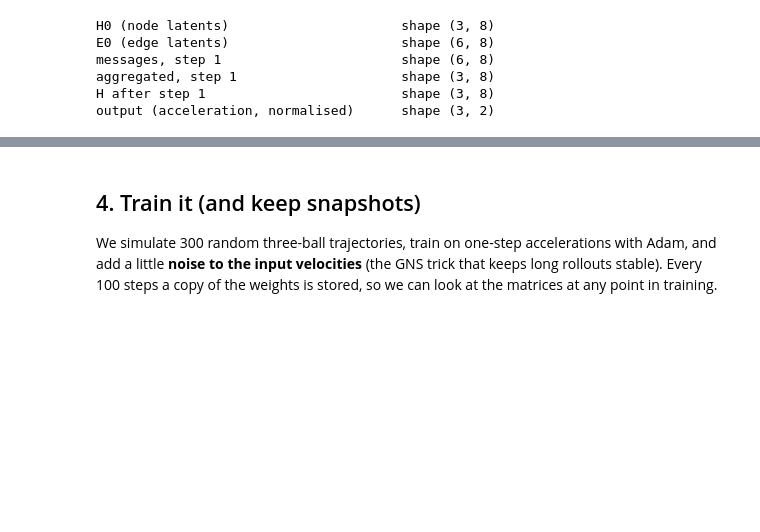
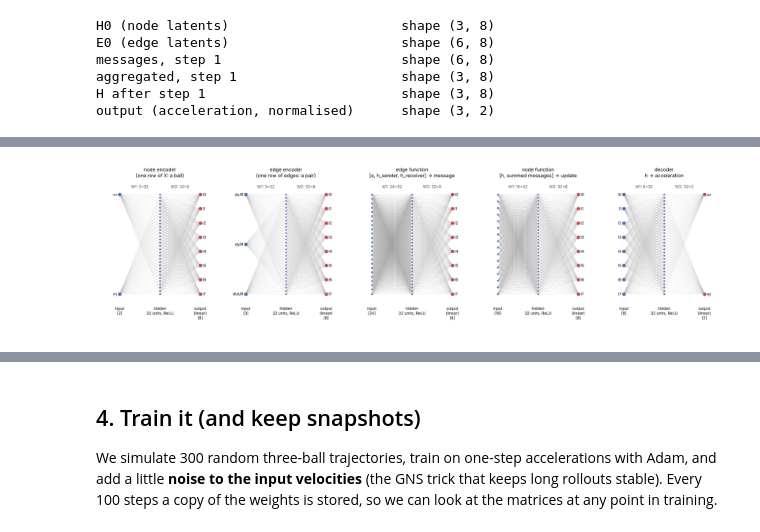
Before and after one commit to HamedHeli/ai-physics, a Jupyter notebook: 05-graph-neural-networks/gnn/notebooks/gnn_explained.ipynb, the cells around one changed output, grey strips where cells are left out. Saved outputs shown, nothing was run; the diff lists cells and outputs as text; code cells hidden in the pictures; blank space fills up the shorter version.

```diff
--- a/05-graph-neural-networks/gnn/notebooks/gnn_explained.ipynb
+++ b/05-graph-neural-networks/gnn/notebooks/gnn_explained.ipynb
@@ -205,0 +229,11 @@ output (acceleration, normalised)      shape (3, 2)
+# %%
+fig, axes = plt.subplots(1, 5, figsize=(18, 5))
+lat = [f"l{i}" for i in range(cfg.latent)]
+viz.mlp_diagram(axes[0], [2, cfg.hidden, cfg.latent], ["vx", "vy"], lat, "node encoder\n(one row of X: a ball)")
+viz.mlp_diagram(axes[1], [3, cfg.hidden, cfg.latent], ["dx/R", "dy/R", "dist/R"], lat, "edge encoder\n(one row of edges: a pair)")
+viz.mlp_diagram(axes[2], [3 * cfg.latent, cfg.hidden, cfg.latent], None, lat, "edge function\n[e, h_sender, h_receiver] → message")
+viz.mlp_diagram(axes[3], [2 * cfg.latent, cfg.hidden, cfg.latent], None, lat, "node function\n[h, summed messages] → update")
+viz.mlp_diagram(axes[4], [cfg.latent, cfg.hidden, 2], lat, ["ax", "ay"], "decoder\nh → acceleration")
+plt.tight_layout(); plt.show()
+# %% [output]
+[figure, added]
```
Also changed, not shown: parts of 3 cells of this notebook, 1 other file.
